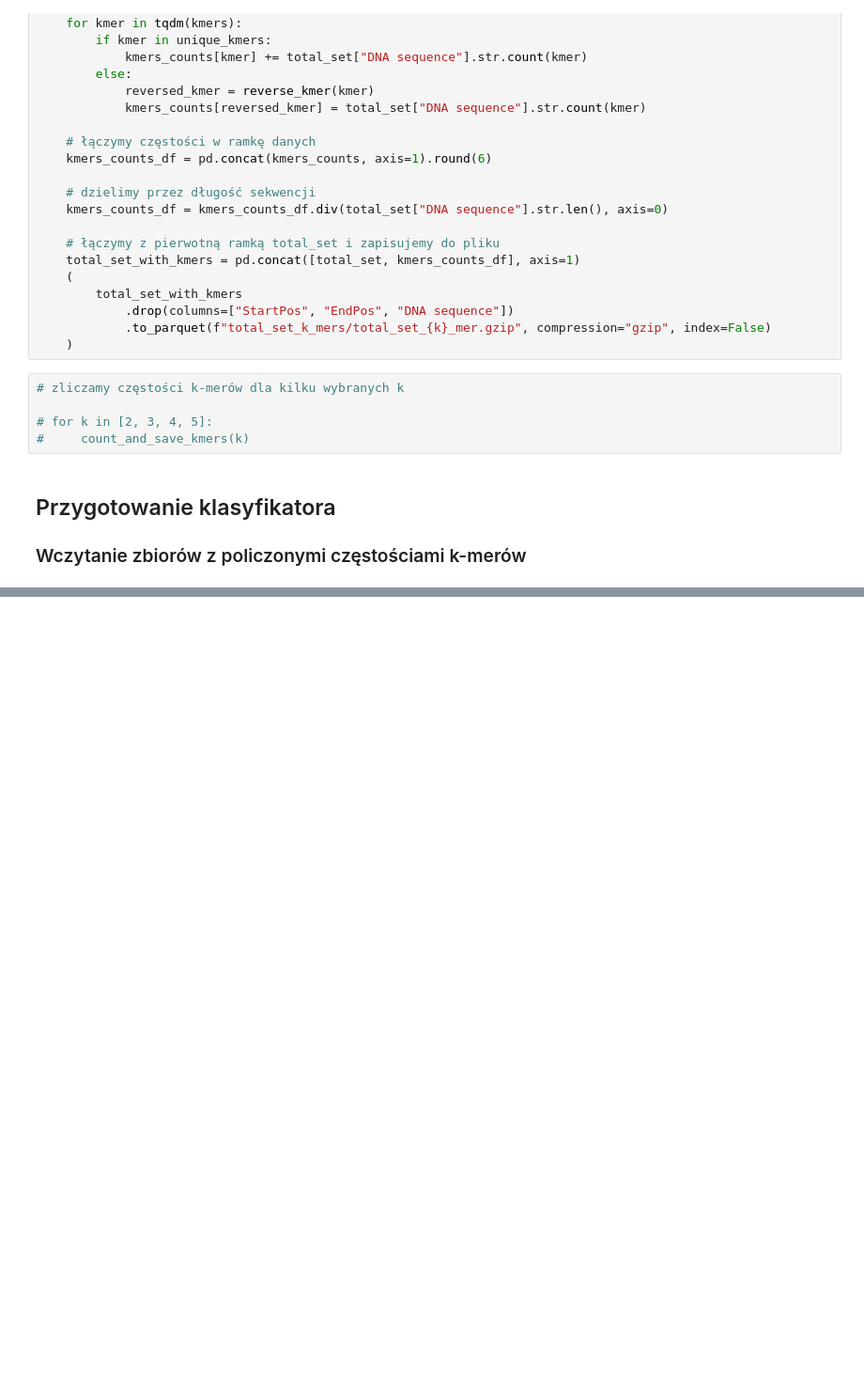
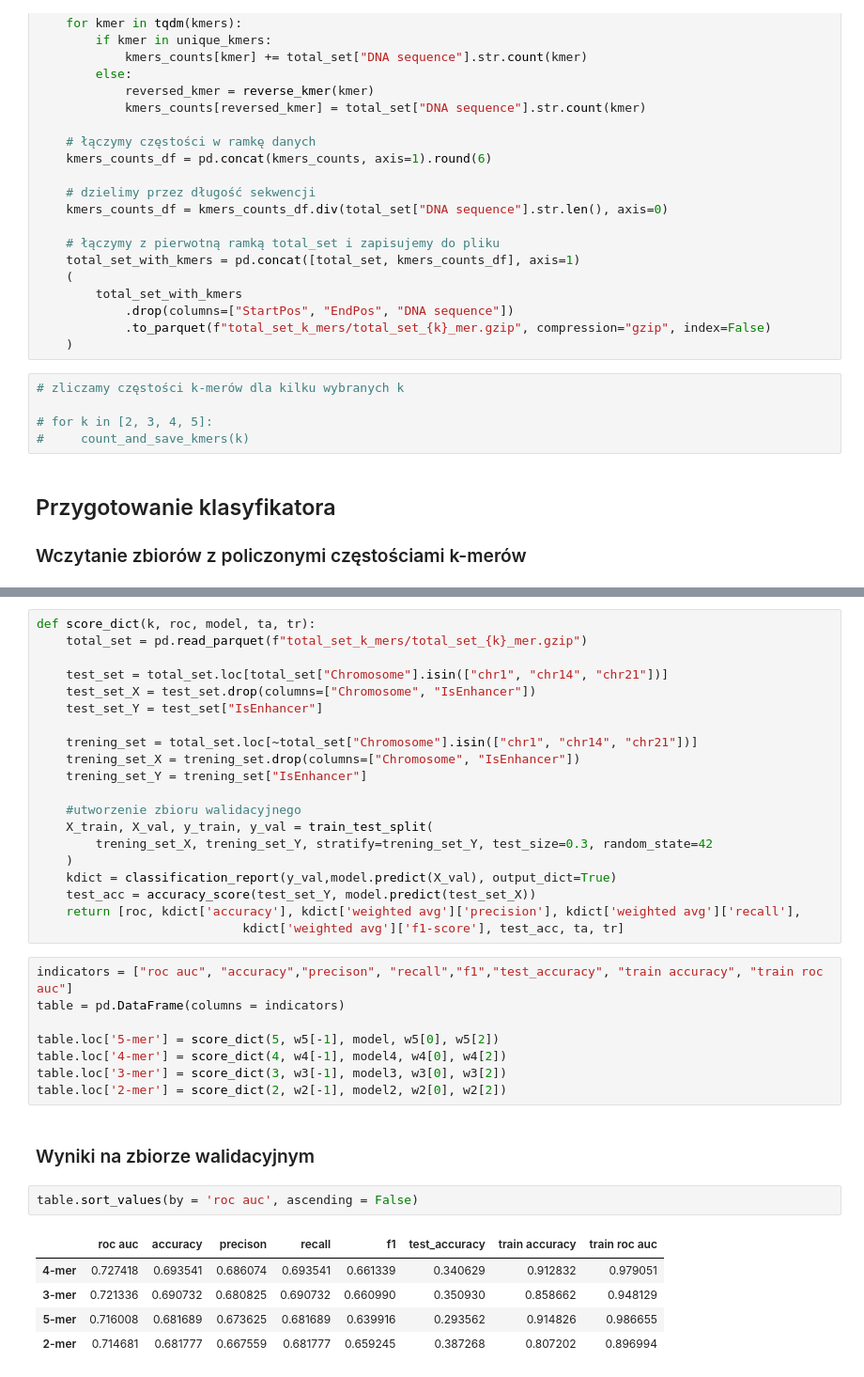
Before and after one commit to glinkaz/Enhancers, a Jupyter notebook: enhancers1.ipynb, the cells around one changed output, grey strips where cells are left out. Shown: that part at 94% size. Saved outputs shown, nothing was run; the diff lists cells and outputs as text; blank space fills up the shorter version.

```diff
--- a/enhancers1.ipynb
+++ b/enhancers1.ipynb
@@ -166,0 +360,38 @@ trening_set_Y = trening_set["IsEnhancer"]
+# %%
+def score_dict(k, roc, model, ta, tr):
+    total_set = pd.read_parquet(f"total_set_k_mers/total_set_{k}_mer.gzip")
+
+    test_set = total_set.loc[total_set["Chromosome"].isin(["chr1", "chr14", "chr21"])]
+    test_set_X = test_set.drop(columns=["Chromosome", "IsEnhancer"])
+    test_set_Y = test_set["IsEnhancer"]
+
+    trening_set = total_set.loc[~total_set["Chromosome"].isin(["chr1", "chr14", "chr21"])]
+    trening_set_X = trening_set.drop(columns=["Chromosome", "IsEnhancer"])
+    trening_set_Y = trening_set["IsEnhancer"]
+
+    #utworzenie zbioru walidacyjnego
+    X_train, X_val, y_train, y_val = train_test_split(
+        trening_set_X, trening_set_Y, stratify=trening_set_Y, test_size=0.3, random_state=42
+    )
+    kdict = classification_report(y_val,model.predict(X_val), output_dict=True)
+    test_acc = accuracy_score(test_set_Y, model.predict(test_set_X))
+    return [roc, kdict['accuracy'], kdict['weighted avg']['precision'], kdict['weighted avg']['recall'],
+                            kdict['weighted avg']['f1-score'], test_acc, ta, tr]
+# %%
+indicators = ["roc auc", "accuracy","precison", "recall","f1","test_accuracy", "train accuracy", "train roc auc"]
+table = pd.DataFrame(columns = indicators)
+
+table.loc['5-mer'] = score_dict(5, w5[-1], model, w5[0], w5[2])
+table.loc['4-mer'] = score_dict(4, w4[-1], model4, w4[0], w4[2])
+table.loc['3-mer'] = score_dict(3, w3[-1], model3, w3[0], w3[2])
+table.loc['2-mer'] = score_dict(2, w2[-1], model2, w2[0], w2[2])
+# %% [markdown]
+### Wyniki na zbiorze walidacyjnym
+# %%
+table.sort_values(by = 'roc auc', ascending = False)
+# %% [output]
+|  | roc auc | accuracy | precison | recall | f1 | test_accuracy | train accuracy | train roc auc |
+| 4-mer | 0.727418 | 0.693541 | 0.686074 | 0.693541 | 0.661339 | 0.340629 | 0.912832 | 0.979051 |
+| 3-mer | 0.721336 | 0.690732 | 0.680825 | 0.690732 | 0.660990 | 0.350930 | 0.858662 | 0.948129 |
+| 5-mer | 0.716008 | 0.681689 | 0.673625 | 0.681689 | 0.639916 | 0.293562 | 0.914826 | 0.986655 |
+| 2-mer | 0.714681 | 0.681777 | 0.667559 | 0.681777 | 0.659245 | 0.387268 | 0.807202 | 0.896994 |
```
Also changed, not shown: parts of 19 cells of this notebook, 2 other files.
